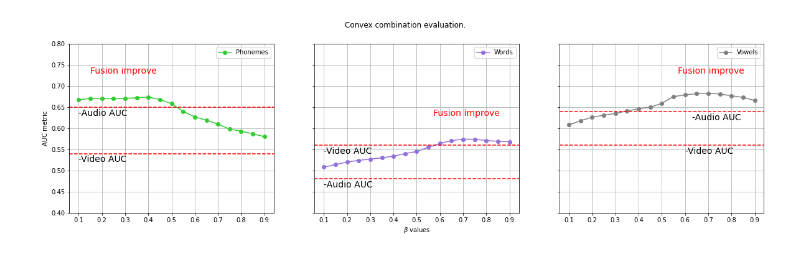
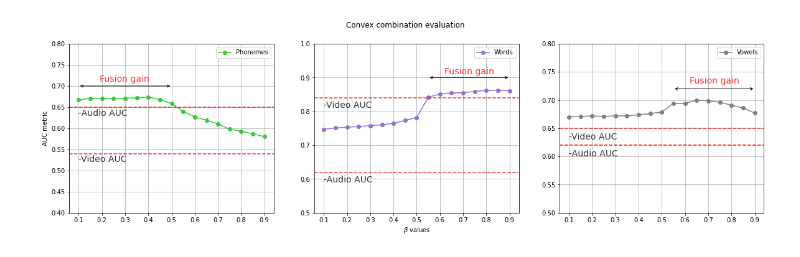
Before and after one commit to jdvalera19/Parkinson-Multimodal-Cross-Attention, a Jupyter notebook: View_result copy.ipynb, the cells around one changed output. Drawn from its saved outputs; the diff is of its cells as text; code cells hidden in the pictures.

```diff
--- a/View_result copy.ipynb
+++ b/View_result copy.ipynb
@@ -8,8 +58,8 @@ from Utils.visualization import *
 # %%
-audio_path = 'Results/Note:AUDIO:LOO_data_v2_balanced-Lr:1e-05-Epoch:30-Exercise:Vowels-duration_size:False.csv'
+audio_path = 'Results/Note:AUDIO:LOO_data_v2_balanced_vgg16_without_weights-Lr:1e-05-Epoch:100-Exercise:Vowels-duration_size:False.csv'
 video_path = 'Results/Note:VIDEO:LOO_data_v2_balanced-Lr:1e-05-Epoch:50-Exercise:Vowels-duration_size:False.csv'
-save_name  = 'results_words'
-alpha      = 0.2
+save_name  = 'results_vowels'
+alpha      = 0.25
 print('Audio')
 view_results(audio_path)
 print('Video')
@@ -87,8 +231,8 @@ V:0.9 ; A:0.1 ; AUC:0.58
 # %%
-audio_path = 'Results/Note:AUDIO:LOO_data_v2_balanced-Lr:1e-05-Epoch:30-Exercise:Words-duration_size:False.csv'
-video_path = 'Results/Note:VIDEO:LOO_data_v2_balanced-Lr:0.0001-Epoch:10-Exercise:Words-duration_size:False.csv'
+audio_path = 'Results/Note:AUDIO:LOO_data_v2_balanced_vgg16_weights-Lr:1e-05-Epoch:100-Exercise:Words-duration_size:False.csv'
+video_path = 'Results/Note:VIDEO:LOO_data_v2_balanced_without_weights-Lr:0.0001-Epoch:25-Exercise:Words-duration_size:False.csv'
 save_name  = 'results_words'
-alpha      = 0.15
+alpha      = 0.1
 
 print('Audio')
 view_results(audio_path)
@@ -125,41 +269,44 @@ V:0.9 ; A:0.1 ; AUC:0.57
 # %%
 import seaborn as sns
 # %%
-fig, axs = plt.subplots(1, 3, figsize=(20,5), sharey=True)
-fig.suptitle('Convex combination evaluation.')
+fig, axs = plt.subplots(1, 3, figsize=(20,5), sharey=False)
+fig.suptitle('Convex combination evaluation')
 
 axs[0].plot(data_phonemes["Alphas"], data_phonemes["AUC"], 'o-', label="Phonemes", color = 'limegreen')
 axs[0].grid(0.5)
 axs[0].set_ylim(0.4, 0.8)
-axs[0].axhline(y=0.54, color="red", linestyle="--")
-axs[0].text(0.1, 0.52, '-Video AUC', fontsize=14, color='black')
-axs[0].axhline(y=0.65, color="red", linestyle="--")
-axs[0].text(0.1, 0.63, '-Audio AUC', fontsize=14, color='black')
-axs[0].text(0.15, 0.73, 'Fusion improve', fontsize=14, color='Red')
+axs[0].axhline(y=0.54, color="red", linestyle="--",alpha=0.8)
+axs[0].text(0.1, 0.52, '-Video AUC', fontsize=14, color='black',alpha=0.8)
+axs[0].axhline(y=0.65, color="red", linestyle="--",alpha=0.8)
+axs[0].text(0.1, 0.63, '-Audio AUC', fontsize=14, color='black',alpha=0.8)
+axs[0].text(0.19, 0.71, 'Fusion gain', fontsize=14, color='Red', alpha=0.8)
 axs[0].legend()
 axs[0].set_ylabel('AUC metric')
+axs[0].annotate("", xy=(0.5, 0.7), xytext=(0.1, 0.7), arrowprops=dict(arrowstyle="<->"), alpha=0.8)
 
 axs[1].plot(data_words["Alphas"]   , data_words["AUC"], 'o-', label="Words", color = "mediumpurple")
 axs[1].grid(0.5)
-axs[1].set_ylim(0.4, 0.8)
-axs[1].axhline(y=0.48, color="red", linestyle="--")
-axs[1].text(0.1, 0.46, '-Audio AUC', fontsize=14, color='black')
-axs[1].axhline(y=0.56, color="red", linestyle="--")
-axs[1].text(0.1, 0.54, '-Video AUC', fontsize=14, color='black')
-axs[1].text(0.57, 0.63, 'Fusion improve', fontsize=14, color='Red')
+axs[1].set_ylim(0.5, 1)
+axs[1].axhline(y=0.62, color="red", linestyle="--", alpha=0.8)
+axs[1].text(0.1, 0.59, '-Audio AUC', fontsize=14, color='black', alpha=0.8)
+axs[1].axhline(y=0.84, color="red", linestyle="--", alpha=0.8)
+axs[1].text(0.1, 0.81, '-Video AUC', fontsize=14, color='black', alpha=0.8)
+axs[1].text(0.62, 0.91, 'Fusion gain', fontsize=14, color='Red', alpha=0.8)
 axs[1].legend()
+axs[1].annotate("", xy=(0.9, 0.9), xytext=(0.55, 0.9), arrowprops=dict(arrowstyle="<->"), alpha=0.8)
 axs[1].set_xlabel('$\\beta$ values')
 
 axs[2].plot(data_vowels["Alphas"]  , data_vowels["AUC"], 'o-', label="Vowels", color="Gray")
 axs[2].grid(0.5)
-axs[2].set_ylim(0.4, 0.8)
-axs[2].axhline(y=0.56, color="red", linestyle="--")
-axs[2].text(0.6, 0.54, '-Video AUC', fontsize=14, color='black')
-axs[2].axhline(y=0.64, color="red", linestyle="--")
-axs[2].text(0.63, 0.62, '-Audio AUC', fontsize=14, color='black')
-axs[2].text(0.57, 0.73, 'Fusion improve', fontsize=14, color='Red')
+axs[2].set_ylim(0.5, 0.8)
+axs[2].axhline(y=0.62, color="red", linestyle="--")
+axs[2].text(0.1, 0.60, '-Audio AUC', fontsize=14, color='black', alpha=0.8)
+axs[2].axhline(y=0.65, color="red", linestyle="--", alpha=0.8)
+axs[2].text(0.1, 0.63, '-Video AUC', fontsize=14, color='black', alpha=0.8)
+axs[2].text(0.62, 0.73, 'Fusion gain', fontsize=14, color='Red', alpha=0.8)
+axs[2].annotate("", xy=(0.9, 0.72), xytext=(0.55, 0.72), arrowprops=dict(arrowstyle="<->"), alpha=0.8)
 axs[2].legend()
 
 plt.savefig('Images/alpha_plot.pdf', bbox_inches='tight')
 # %% [output]
-[figure, old version]
+[figure, new version]
```
Also changed, not shown: parts of 36 cells of this notebook, 1 other file.
